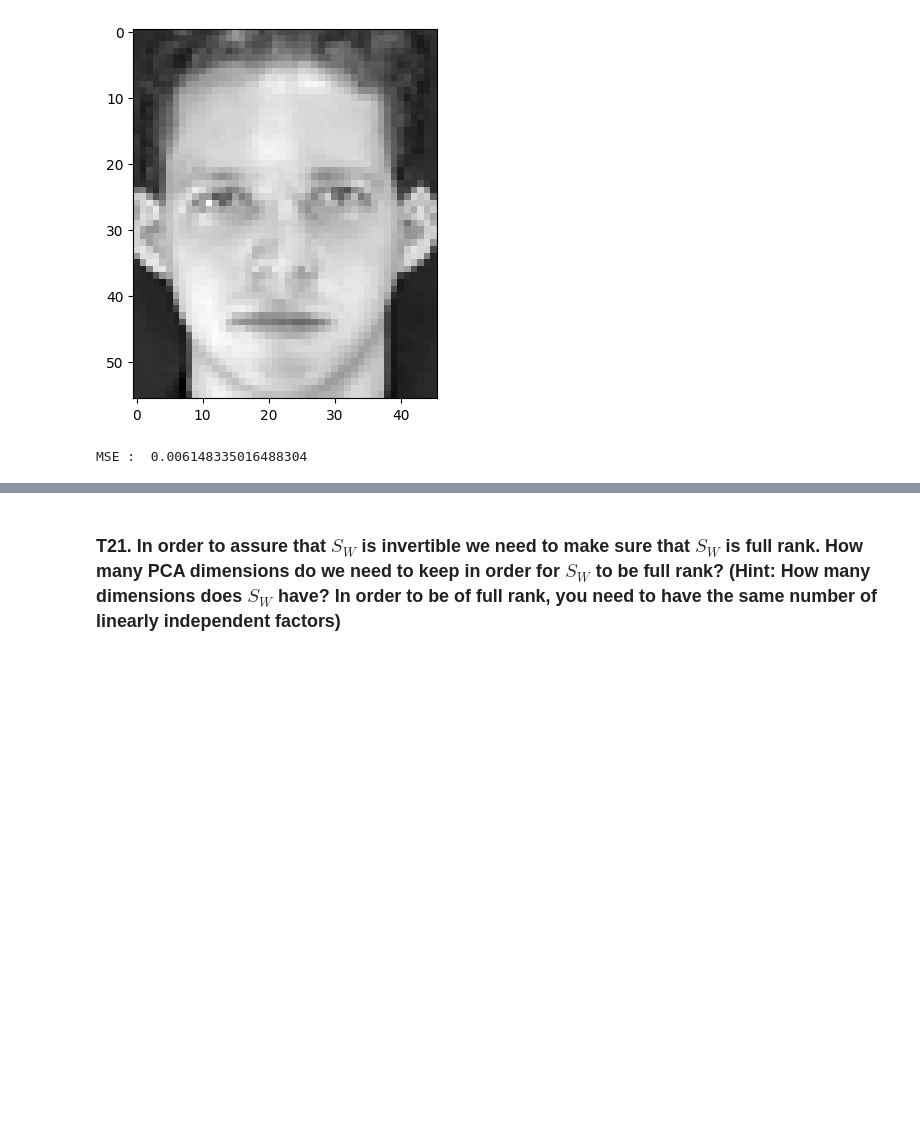
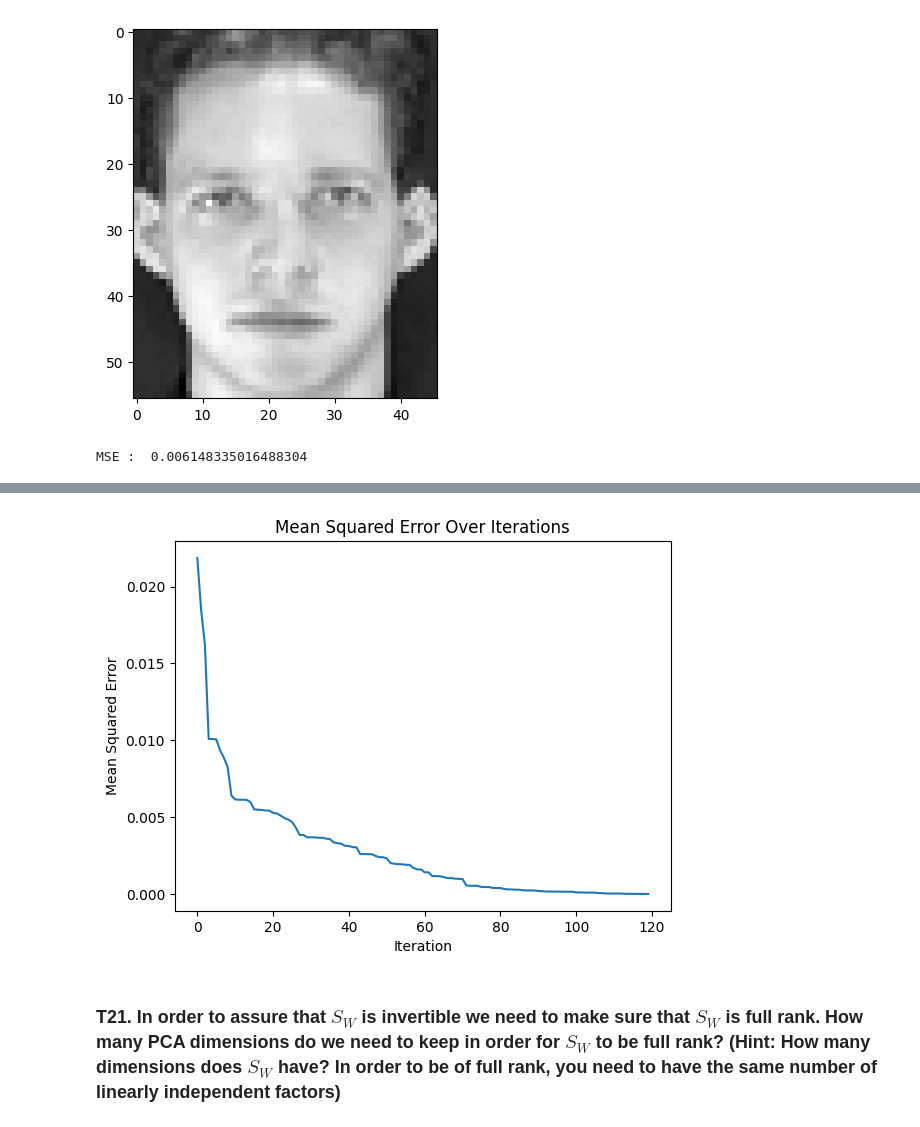
Before and after one commit to mynamefaro/PatternRecognition, a Jupyter notebook: HW3/HW3_Fisherfaces(student)_6532125821.ipynb, the cells around one changed output, grey strips where cells are left out. Drawn from its saved outputs; the diff is of its cells as text; code cells hidden in the pictures; blank space fills up the shorter version.

```diff
--- a/HW3/HW3_Fisherfaces(student)_6532125821.ipynb
+++ b/HW3/HW3_Fisherfaces(student)_6532125821.ipynb
@@ -729,3 +776,11 @@ MSE :  0.006148335016488304
+# %%
+plt.plot(range(len(mse_list)), mse_list)  # Use range(len(mse_list)) for the x-values
+plt.xlabel('Iteration')
+plt.ylabel('Mean Squared Error')
+plt.title('Mean Squared Error Over Iterations')
+plt.show()
+# %% [output]
+[figure, added]
 # %% [markdown]
 ### T21. In order to assure that $S_W$ is invertible we need to make sure that $S_W$ is full rank. How many PCA dimensions do we need to keep in order for $S_W$ to be full rank? (Hint: How many dimensions does $S_W$ have? In order to be of full rank, you need to have the same number of linearly independent factors)
 # %% [markdown]
```
Also changed, not shown: parts of 9 cells of this notebook.
